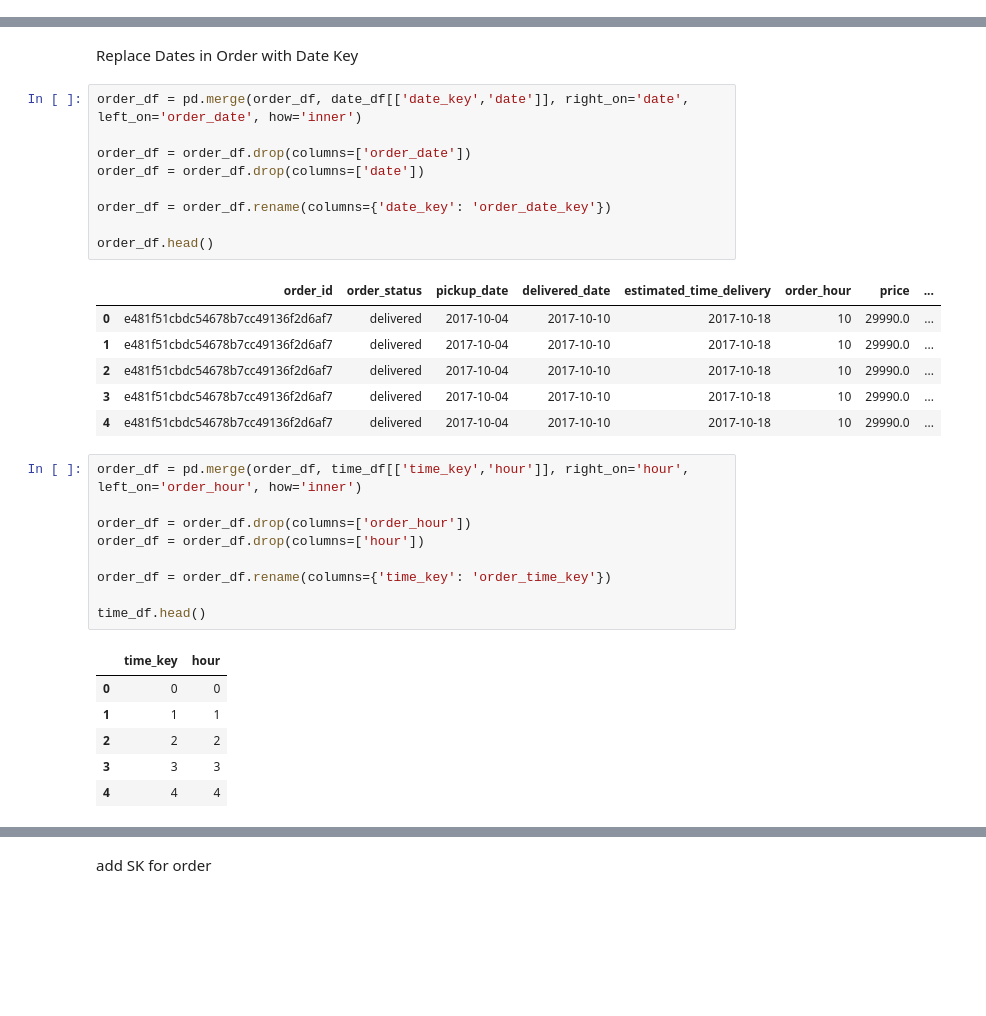
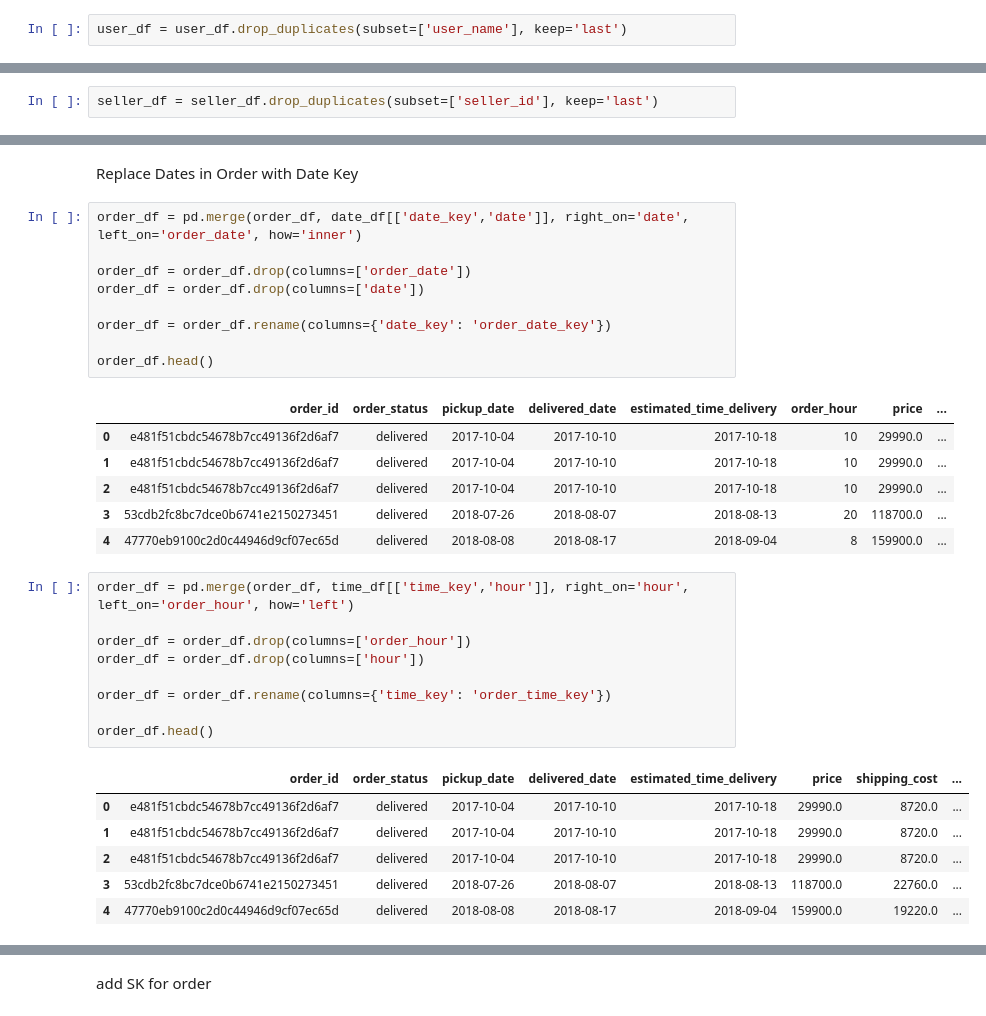
Before and after one commit to MaiElsayed01/ecommerce_etl, a Jupyter notebook: ecommerce_etl.ipynb, the cells around one changed output, grey strips where cells are left out. Drawn from its saved outputs; the diff is of its cells as text; blank space fills up the shorter version.

Commit message:
modify tables

```diff
--- a/ecommerce_etl.ipynb
+++ b/ecommerce_etl.ipynb
@@ -14,0 +19,2 @@ Transormations
+# %%
+user_df = user_df.drop_duplicates(subset=['user_name'], keep='last')
@@ -15,3 +25,5 @@ Transormations
+# %%
+seller_df = seller_df.drop_duplicates(subset=['seller_id'], keep='last')
 # %%
 product_df['product_photos_qty'] = product_df['product_photos_qty'].astype('Int16')
 product_df['product_description_lenght'] = product_df['product_description_lenght'].astype('Int16')
@@ -280,22 +292,22 @@ order_df.head()
 | 0 | e481f51cbdc54678b7cc49136f2d6af7 | delivered | 2017-10-04 | 2017-10-10 | 2017-10-18 | 10 | 29990.0 | ... |
 | 1 | e481f51cbdc54678b7cc49136f2d6af7 | delivered | 2017-10-04 | 2017-10-10 | 2017-10-18 | 10 | 29990.0 | ... |
 | 2 | e481f51cbdc54678b7cc49136f2d6af7 | delivered | 2017-10-04 | 2017-10-10 | 2017-10-18 | 10 | 29990.0 | ... |
-| 3 | e481f51cbdc54678b7cc49136f2d6af7 | delivered | 2017-10-04 | 2017-10-10 | 2017-10-18 | 10 | 29990.0 | ... |
-| 4 | e481f51cbdc54678b7cc49136f2d6af7 | delivered | 2017-10-04 | 2017-10-10 | 2017-10-18 | 10 | 29990.0 | ... |
+| 3 | 53cdb2fc8bc7dce0b6741e2150273451 | delivered | 2018-07-26 | 2018-08-07 | 2018-08-13 | 20 | 118700.0 | ... |
+| 4 | 47770eb9100c2d0c44946d9cf07ec65d | delivered | 2018-08-08 | 2018-08-17 | 2018-09-04 | 8 | 159900.0 | ... |
 # %%
-order_df = pd.merge(order_df, time_df[['time_key','hour']], right_on='hour', left_on='order_hour', how='inner')
+order_df = pd.merge(order_df, time_df[['time_key','hour']], right_on='hour', left_on='order_hour', how='left')
 
 order_df = order_df.drop(columns=['order_hour'])
 order_df = order_df.drop(columns=['hour'])
 
 order_df = order_df.rename(columns={'time_key': 'order_time_key'})
 
-time_df.head()
+order_df.head()
 # %% [output]
-|  | time_key | hour |
-| 0 | 0 | 0 |
-| 1 | 1 | 1 |
-| 2 | 2 | 2 |
-| 3 | 3 | 3 |
-| 4 | 4 | 4 |
+|  | order_id | order_status | pickup_date | delivered_date | estimated_time_delivery | price | shipping_cost | ... |
+| 0 | e481f51cbdc54678b7cc49136f2d6af7 | delivered | 2017-10-04 | 2017-10-10 | 2017-10-18 | 29990.0 | 8720.0 | ... |
+| 1 | e481f51cbdc54678b7cc49136f2d6af7 | delivered | 2017-10-04 | 2017-10-10 | 2017-10-18 | 29990.0 | 8720.0 | ... |
+| 2 | e481f51cbdc54678b7cc49136f2d6af7 | delivered | 2017-10-04 | 2017-10-10 | 2017-10-18 | 29990.0 | 8720.0 | ... |
+| 3 | 53cdb2fc8bc7dce0b6741e2150273451 | delivered | 2018-07-26 | 2018-08-07 | 2018-08-13 | 118700.0 | 22760.0 | ... |
+| 4 | 47770eb9100c2d0c44946d9cf07ec65d | delivered | 2018-08-08 | 2018-08-17 | 2018-09-04 | 159900.0 | 19220.0 | ... |
 # %%
```
Also changed, not shown: parts of 14 cells of this notebook, 2 other files.
